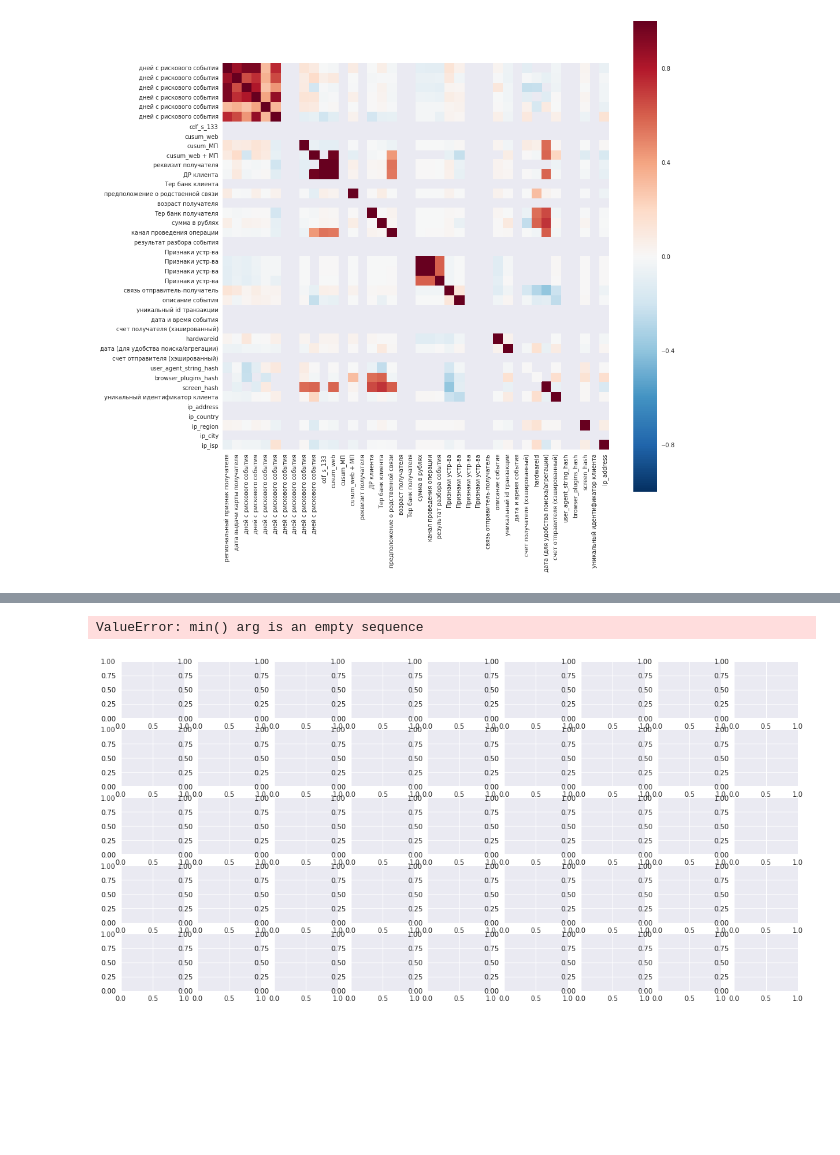
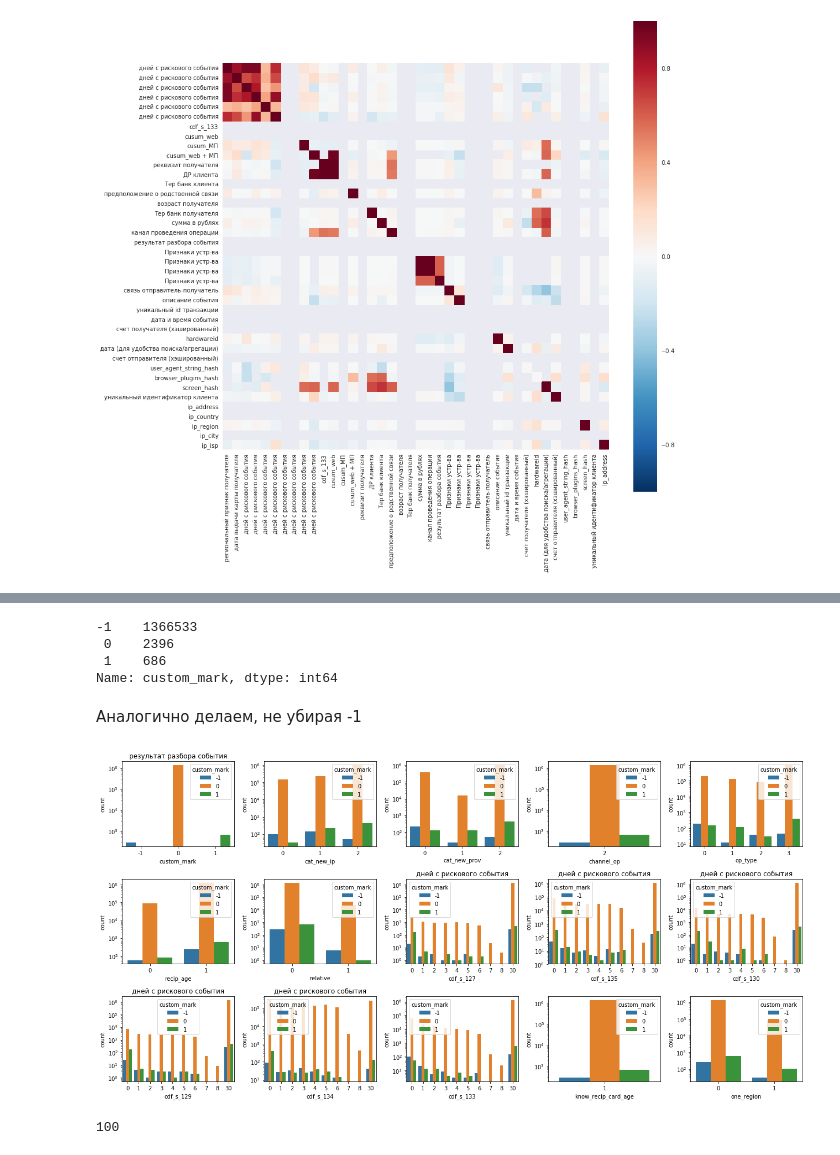
Before and after one commit to orlov-alexander/hse_nis, a Jupyter notebook: notebooks/exploration/andrey_data_visualization.ipynb, the cells around one changed output, grey strips where cells are left out. Cells and saved outputs as stored; diff of their text form; code cells hidden in the pictures; blank space fills up the shorter version.

```diff
--- a/notebooks/exploration/andrey_data_visualization.ipynb
+++ b/notebooks/exploration/andrey_data_visualization.ipynb
@@ -220,0 +485,3 @@ for col in chunk.columns.values:
+# %%
+num_cols = [c for c in data.columns.values if data[c].dtype in [np.int32, np.float64, np.int64]]
+object_cols = [c for c in data.columns.values if data[c].dtype not in [np.int32, np.float64, np.int64]]
@@ -236,0 +512,9 @@ fig.tight_layout()
+# %%
+fig, axes = plt.subplots(4, 7, figsize=(18, 9))
+#i = 0
+
+for i, feature in enumerate(num_cols):
+    ax = axes[i // 7, i % 7]
+    ax.hist(pd.to_numeric(data[feature], errors='coerce').dropna(), bins=20)
+    ax.set_title(feature + '\n' + feature_descr.get(feature, ''))
+fig.tight_layout()
@@ -276,0 +571,12 @@ array([nan])
+# %%
+few_unique = [c for c in data.columns.values if len(data[c].unique()) < 11]
+# %%
+fig, axes = plt.subplots(3, 5, figsize=(18, 9))
+#i = 0
+data_def = data[data.custom_mark != -1]
+for i, feature in enumerate(few_unique):
+    ax = axes[i // 5, i % 5]
+    sns.countplot(x=feature, data=data_def, hue="custom_mark", ax=ax)
+    ax.set_title(feature + '\n' + feature_descr.get(feature, ''))
+    ax.set_yscale('log')
+fig.tight_layout()
@@ -277,12 +585,20 @@ array([nan])
+# %%
+data.custom_mark.value_counts()
+# %% [output]
+-1    1366533
+ 0    2396
+ 1    686
+Name: custom_mark, dtype: int64
+# %% [markdown]
+Аналогично делаем, не убирая -1
 # %%
-fig, axes = plt.subplots(5, 9, figsize=(18, 9))
+fig, axes = plt.subplots(3, 5, figsize=(18, 9))
 #i = 0
-
-for i, feature in enumerate(chunk.columns.values):
-    ax = axes[i // 9, i % 9]
-    sns.countplot(x=feature, data=chunk, hue="custom_mark", ax=ax)
-    ax.set_title(feature + '\n' + feature_descr.get(feature, ''))
+for i, feature in enumerate(few_unique):
+    ax = axes[i // 5, i % 5]
+    sns.countplot(x=feature, data=data, hue="custom_mark", ax=ax)
+    ax.set_title(feature_descr.get(feature, ''))
+    ax.set_yscale('log')
 fig.tight_layout()
 # %% [output]
-ValueError: min() arg is an empty sequence
-[figure, old version]
+[figure, new version]
@@ -291,5 +605,9 @@ seaborn.countplot(x='cf', data=data, hue="Response", ax=axes[0])
 # %%
 train_chunks, test_chunks = [], []
+# %%
+FIRST_N
+# %% [output]
+100
 # %%
 for fname in tqdm_notebook(train_files[:FIRST_N]):
     chunk = pd.read_feather(fname)
```
Also changed, not shown: parts of 231 cells of this notebook, 13 other files.
